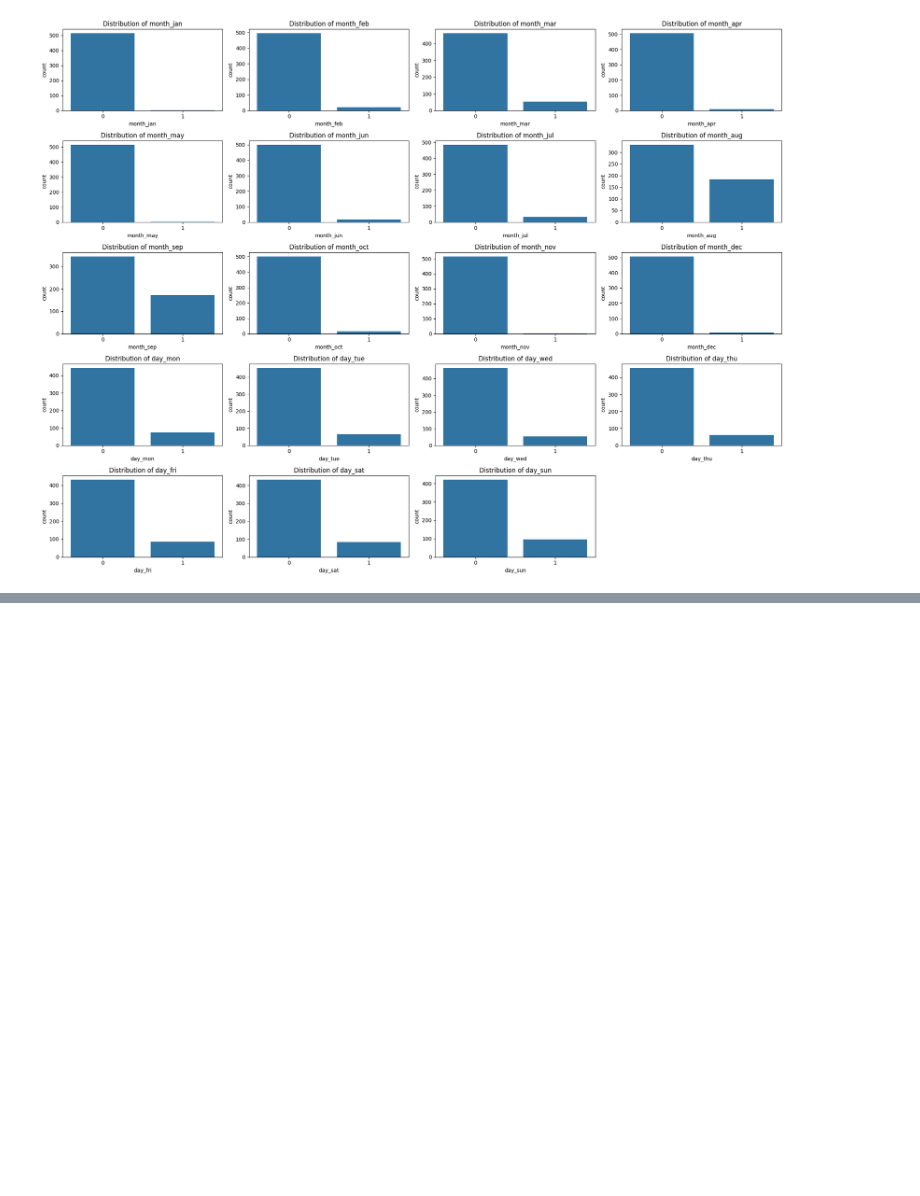
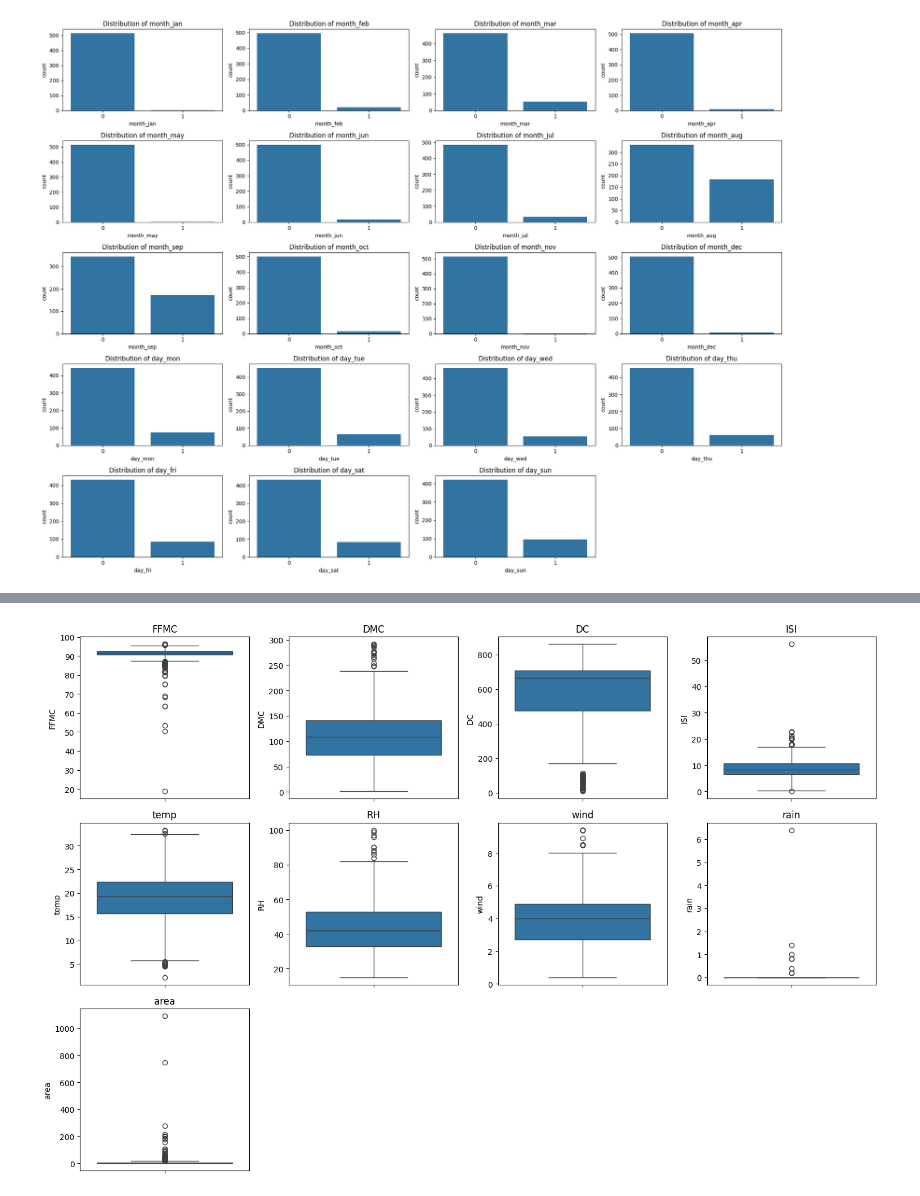
Before and after one commit to GloriannaS/fire-damage-estimation, a Jupyter notebook: Fire Damage Estimation.ipynb, the cells around one changed output, grey strips where cells are left out. Cells and saved outputs as stored; diff of their text form; code cells hidden in the pictures; blank space fills up the shorter version.

```diff
--- a/Fire Damage Estimation.ipynb
+++ b/Fire Damage Estimation.ipynb
@@ -299,0 +327,14 @@ The above graphs are helpful in visualizing what months and days fires occured i
+# %%
+outlier_investigation = fires_clean[['FFMC', 'DMC', 'DC', 'ISI', 'temp', 'RH', 'wind', 'rain', 'area']]
+
+plt.figure(figsize=(15, 10))
+
+for i, column in enumerate(outlier_investigation.columns):
+    plt.subplot(3, 4, i + 1)  # Adjust the 3, 2 to change the grid shape
+    sns.boxplot(y=outlier_investigation[column])
+    plt.title(column)
+
+plt.tight_layout()
+plt.show()
+# %% [output]
+[figure, added]
```
Also changed, not shown: parts of 23 cells of this notebook.
